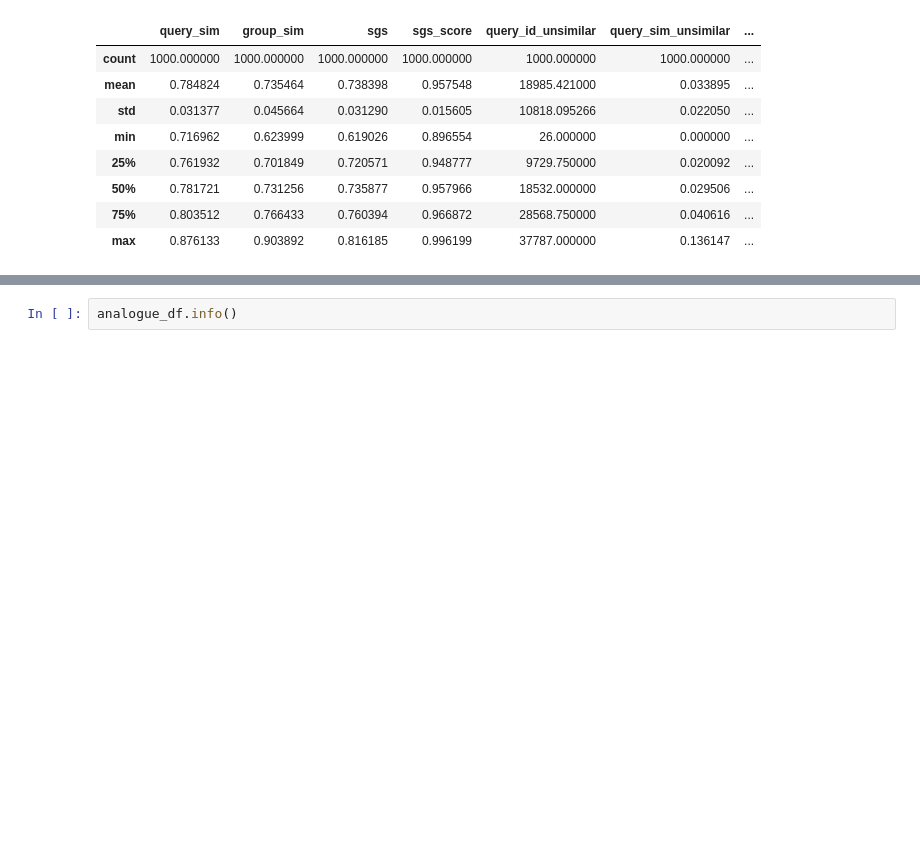
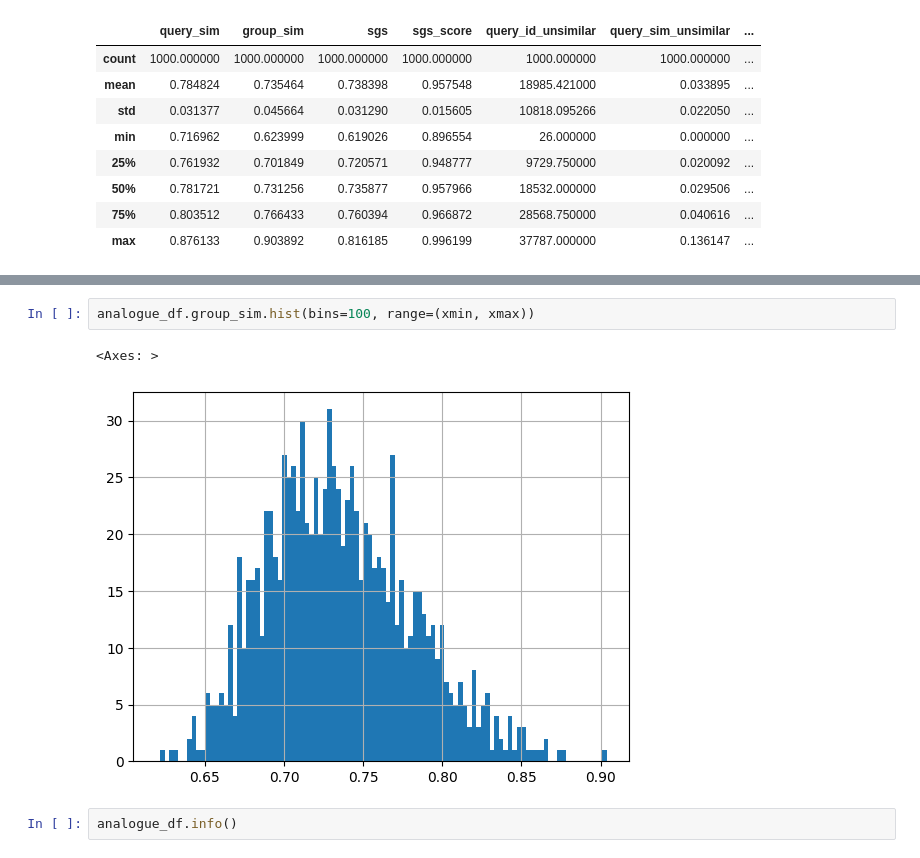
Before and after one commit to Knerten0815/master-thesis-code, a Jupyter notebook: group_similarity-similar_groups_unsimilar_query.ipynb, the cells around one changed output, grey strips where cells are left out. Cells and saved outputs as stored; diff of their text form; blank space fills up the shorter version.

```diff
--- a/group_similarity-similar_groups_unsimilar_query.ipynb
+++ b/group_similarity-similar_groups_unsimilar_query.ipynb
@@ -236,3 +267,8 @@ analogue_df.describe()
+# %%
+analogue_df.group_sim.hist(bins=100, range=(xmin, xmax))
+# %% [output]
+<Axes: >
+[figure, added]
 # %%
 analogue_df.info()
 # %% [output]
```
Also changed, not shown: parts of 5 cells of this notebook, 3 other files.
